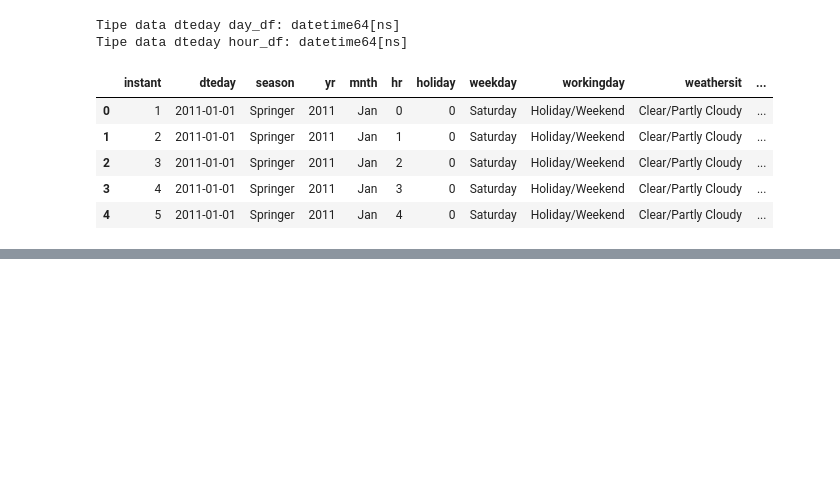
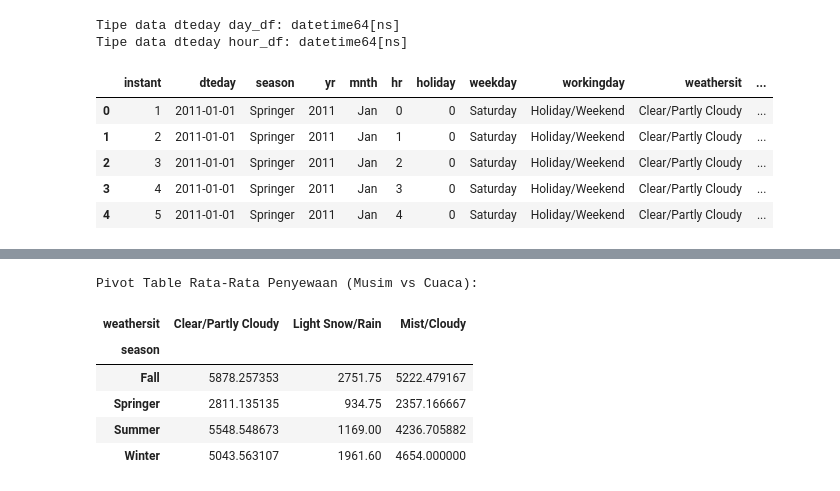
Before and after one commit to primoputra/proyek_analisis_data, a Jupyter notebook: notebook.ipynb, the cells around one changed output, grey strips where cells are left out. Drawn from its saved outputs; the diff is of its cells as text; code cells hidden in the pictures; blank space fills up the shorter version.

```diff
--- a/notebook.ipynb
+++ b/notebook.ipynb
@@ -245,0 +288,20 @@ hour_df.head()
+# %%
+# 3. Hubungan kombinasi musim dan kondisi cuaca terhadap rata-rata penyewaan harian
+
+season_weather_eda = day_df.pivot_table(
+    index='season',
+    columns='weathersit',
+    values='cnt',
+    aggfunc='mean'
+)
+
+print("\nPivot Table Rata-Rata Penyewaan (Musim vs Cuaca):")
+display(season_weather_eda)
+# %% [output]
+Pivot Table Rata-Rata Penyewaan (Musim vs Cuaca):
+| weathersit | Clear/Partly Cloudy | Light Snow/Rain | Mist/Cloudy |
+| season |  |  |  |
+| Fall | 5878.257353 | 2751.75 | 5222.479167 |
+| Springer | 2811.135135 | 934.75 | 2357.166667 |
+| Summer | 5548.548673 | 1169.00 | 4236.705882 |
+| Winter | 5043.563107 | 1961.60 | 4654.000000 |
```
Also changed, not shown: parts of 3 cells of this notebook.
